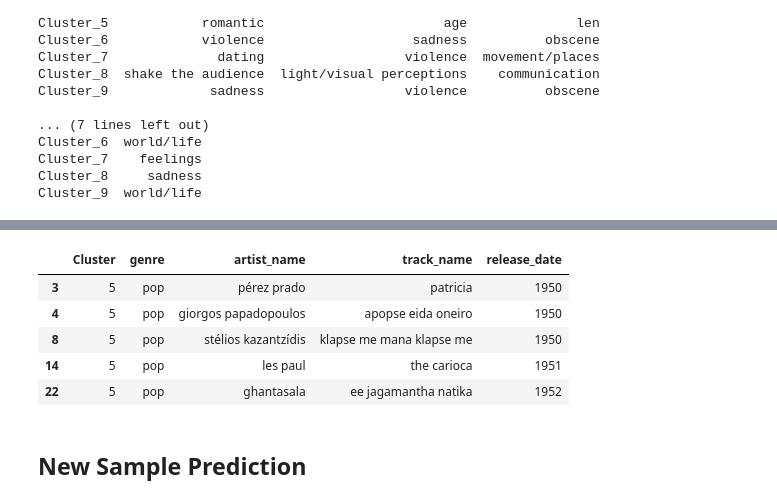
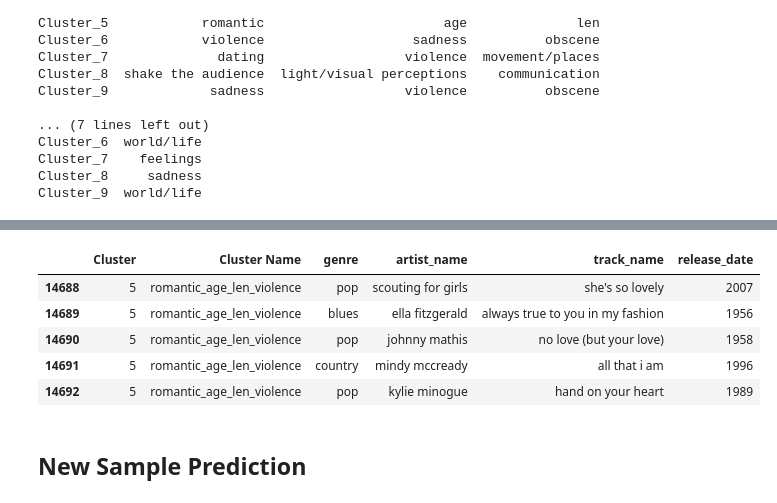
Before and after one commit to ricardijj1/TLAB-Music-Recommendation, a Jupyter notebook: Code/Modeling.ipynb, the cells around one changed output, grey strips where cells are left out. Cells and saved outputs as stored; diff of their text form; code cells hidden in the pictures.

Commit message:
# read me updated

```diff
--- a/Code/Modeling.ipynb
+++ b/Code/Modeling.ipynb
@@ -323,0 +285,35 @@ final_df.head()
+# %%
+cleaned_df = pd.DataFrame(X1_scaled, columns=feature_names)
+cleaned_df['Cluster'] = labels
+
+cluster_names = {
+    0: 'world/life_violence_obscene_sadness',
+    1: 'obscene_len_sadness_age',
+    2: 'movement/places_communication_romantic_sadness',
+    3: 'night/time_violence_world/life_sadness',
+    4: 'music_violence_age_world/life',
+    5: 'romantic_age_len_violence',
+    6: 'violence_sadness_obscene_world/life',
+    7: 'dating_violence_movement/places_feelings',
+    8: 'shake the audience_light/visual perceptions_communication_sadness',
+    9: 'sadness_violence_obscene_world/life',
+}
+# Map cluster numbers to names
+cleaned_df['Cluster Name'] = cleaned_df['Cluster'].map(cluster_names)
+
+# Load metadata (columns that exist in your raw data)
+df2 = pd.read_csv("/Users/sa21/Desktop/TLAB-Music-Recommendation/Data/raw/train.csv")
+label = df2[['genre', 'artist_name', 'track_name', 'release_date']]
+
+# Combine metadata and model results
+final_df = pd.concat([label.reset_index(drop=True), cleaned_df.reset_index(drop=True)], axis=1)
+
+# Reorder columns to put Cluster and Cluster Name first
+ordered_cols = ['Cluster', 'Cluster Name'] + [col for col in final_df.columns if col not in ['Cluster', 'Cluster Name']]
+final_df = final_df[ordered_cols]
+
+# Sort by cluster number
+final_df = final_df.sort_values(by='Cluster').reset_index(drop=True)
+
+# Preview result
+final_df.head()
@@ -324,19 +328,19 @@ final_df.head()
 # %%
 # Filter songs that belong to Cluster 5
 cluster_5_songs = final_df[final_df['Cluster'] == 5]
 
 
 # Show the first 5 songs from Cluster 5
 cluster_5_songs.head(5)
 
-cluster_5_songs[['Cluster','genre', 'artist_name', 'track_name', 'release_date']].head(5)
+cluster_5_songs[['Cluster','Cluster Name','genre', 'artist_name', 'track_name', 'release_date']].head(5)
 # %% [output]
-|  | Cluster | genre | artist_name | track_name | release_date |
-| 3 | 5 | pop | pérez prado | patricia | 1950 |
-| 4 | 5 | pop | giorgos papadopoulos | apopse eida oneiro | 1950 |
-| 8 | 5 | pop | stélios kazantzídis | klapse me mana klapse me | 1950 |
-| 14 | 5 | pop | les paul | the carioca | 1951 |
-| 22 | 5 | pop | ghantasala | ee jagamantha natika | 1952 |
+|  | Cluster | Cluster Name | genre | artist_name | track_name | release_date |
+| 14688 | 5 | romantic_age_len_violence | pop | scouting for girls | she's so lovely | 2007 |
+| 14689 | 5 | romantic_age_len_violence | blues | ella fitzgerald | always true to you in my fashion | 1956 |
+| 14690 | 5 | romantic_age_len_violence | pop | johnny mathis | no love (but your love) | 1958 |
+| 14691 | 5 | romantic_age_len_violence | country | mindy mccready | all that i am | 1996 |
+| 14692 | 5 | romantic_age_len_violence | pop | kylie minogue | hand on your heart | 1989 |
 # %%
 final_df.to_csv("/Users/sa21/Desktop/TLAB-Music-Recommendation/Data/songs_with_clusters.csv", index=False)
 # %% [markdown]
```
Also changed, not shown: parts of 4 cells of this notebook, 3 other files.
